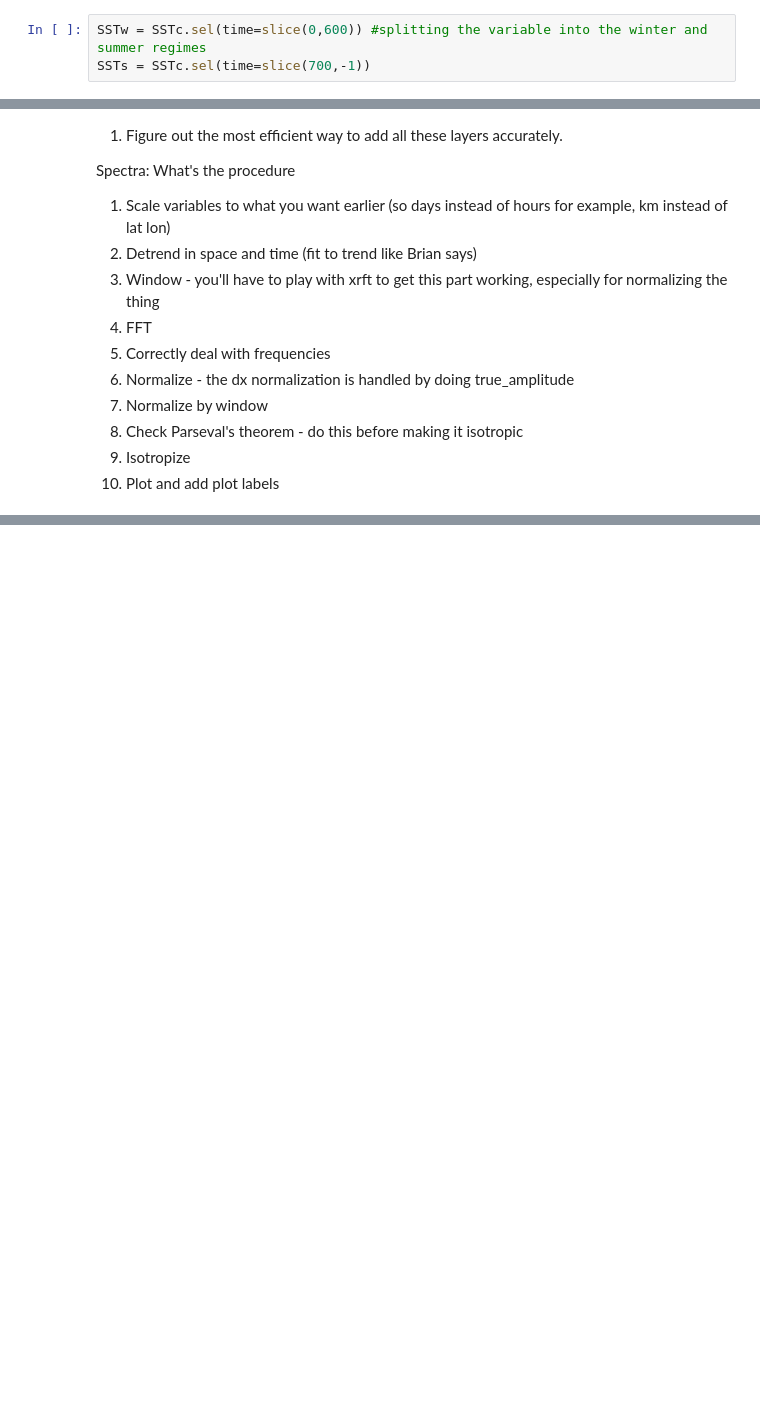
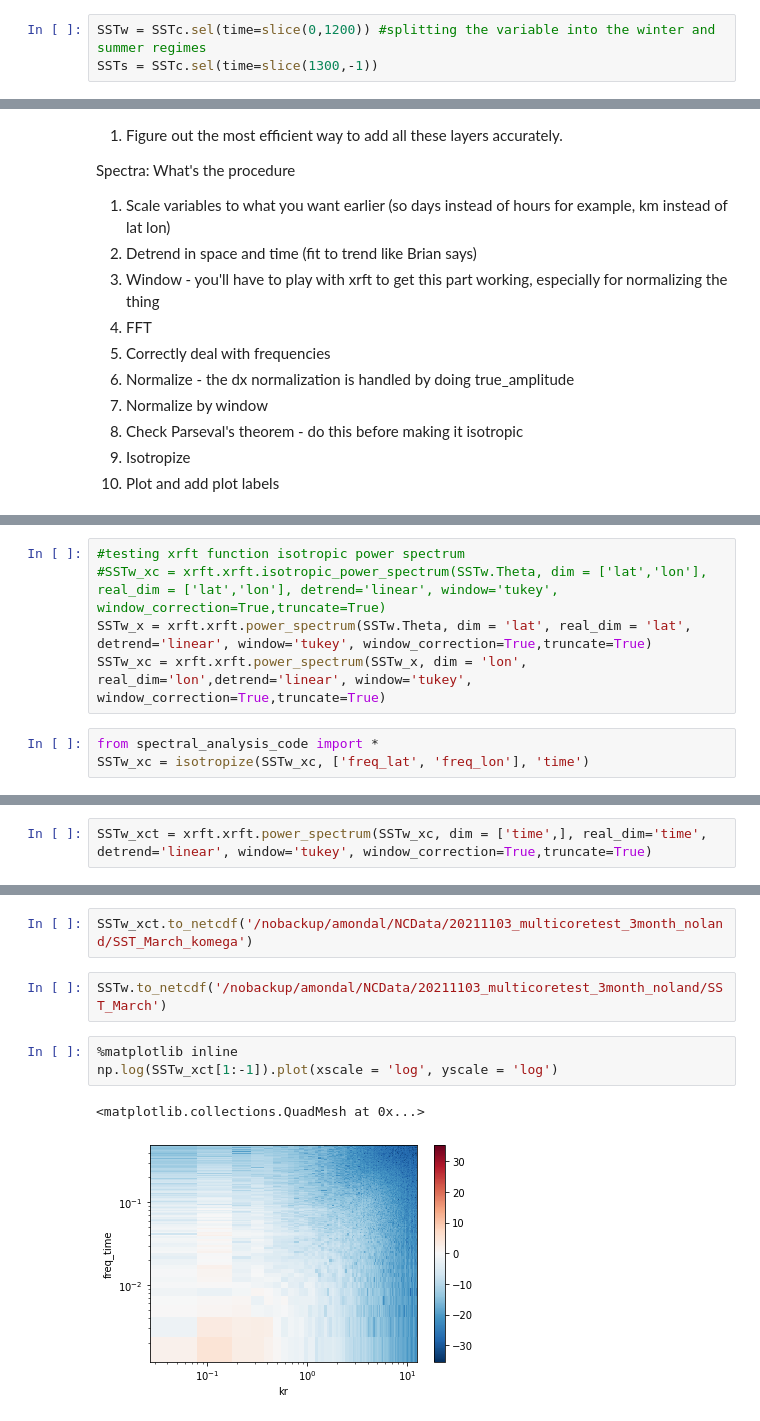
Before and after one commit to avik2007/CoupledOceAtmo, a Jupyter notebook: mit_geos_analysis/notebook18_theta_budget_spectra_hbl_analysis.ipynb, the cells around one changed output, grey strips where cells are left out. Drawn from its saved outputs; the diff is of its cells as text; blank space fills up the shorter version.

```diff
--- a/mit_geos_analysis/notebook18_theta_budget_spectra_hbl_analysis.ipynb
+++ b/mit_geos_analysis/notebook18_theta_budget_spectra_hbl_analysis.ipynb
@@ -82,8 +99,8 @@ Data variables:
 # %% [markdown]
 I'm going to start by calculating spectra of SST just for the exercise - I should be able to see some kind of frequency peaks here.
 # %%
-SSTw = SSTc.sel(time=slice(0,600)) #splitting the variable into the winter and summer regimes
-SSTs = SSTc.sel(time=slice(700,-1))
+SSTw = SSTc.sel(time=slice(0,1200)) #splitting the variable into the winter and summer regimes
+SSTs = SSTc.sel(time=slice(1300,-1))
 # %% [markdown]
 Spectra and Sums
 
@@ -103,0 +497,8 @@ Spectra: What's the procedure
+# %%
+#testing xrft function isotropic power spectrum
+#SSTw_xc = xrft.xrft.isotropic_power_spectrum(SSTw.Theta, dim = ['lat','lon'], real_dim = ['lat','lon'], detrend='linear', window='tukey', window_correction=True,truncate=True)
+SSTw_x = xrft.xrft.power_spectrum(SSTw.Theta, dim = 'lat', real_dim = 'lat', detrend='linear', window='tukey', window_correction=True,truncate=True)
+SSTw_xc = xrft.xrft.power_spectrum(SSTw_x, dim = 'lon', real_dim='lon',detrend='linear', window='tukey', window_correction=True,truncate=True)
+# %%
+from spectral_analysis_code import *
+SSTw_xc = isotropize(SSTw_xc, ['freq_lat', 'freq_lon'], 'time')
@@ -103,0 +507,2 @@ Spectra: What's the procedure
+# %%
+SSTw_xct = xrft.xrft.power_spectrum(SSTw_xc, dim = ['time',], real_dim='time', detrend='linear', window='tukey', window_correction=True,truncate=True)
@@ -103,0 +529,10 @@ Spectra: What's the procedure
+# %%
+SSTw_xct.to_netcdf('/nobackup/amondal/NCData/20211103_multicoretest_3month_noland/SST_March_komega')
+# %%
+SSTw.to_netcdf('/nobackup/amondal/NCData/20211103_multicoretest_3month_noland/SST_March')
+# %%
+%matplotlib inline
+np.log(SSTw_xct[1:-1]).plot(xscale = 'log', yscale = 'log')
+# %% [output]
+<matplotlib.collections.QuadMesh at 0x...>
+[figure, added]
```
Also changed, not shown: parts of 120 cells of this notebook, 9 other files.
